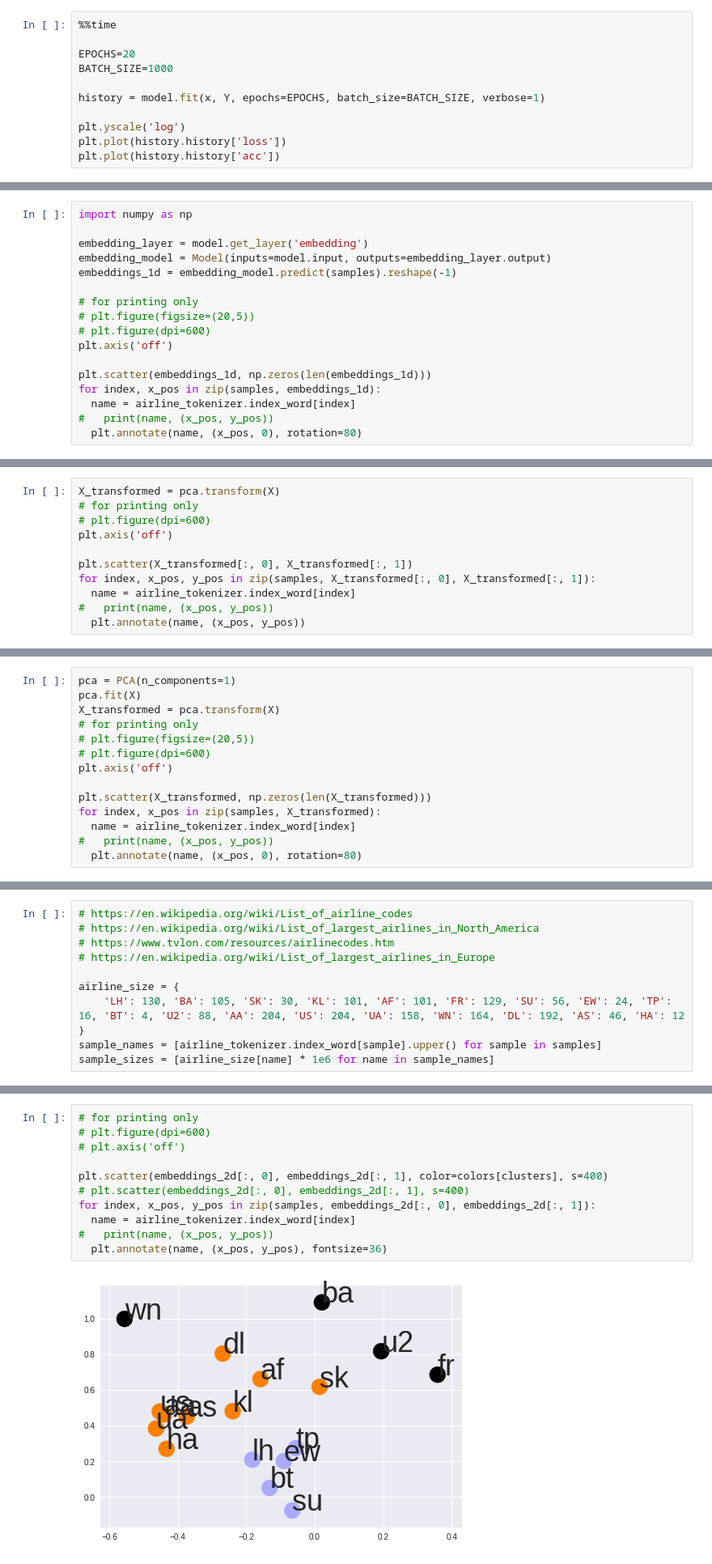
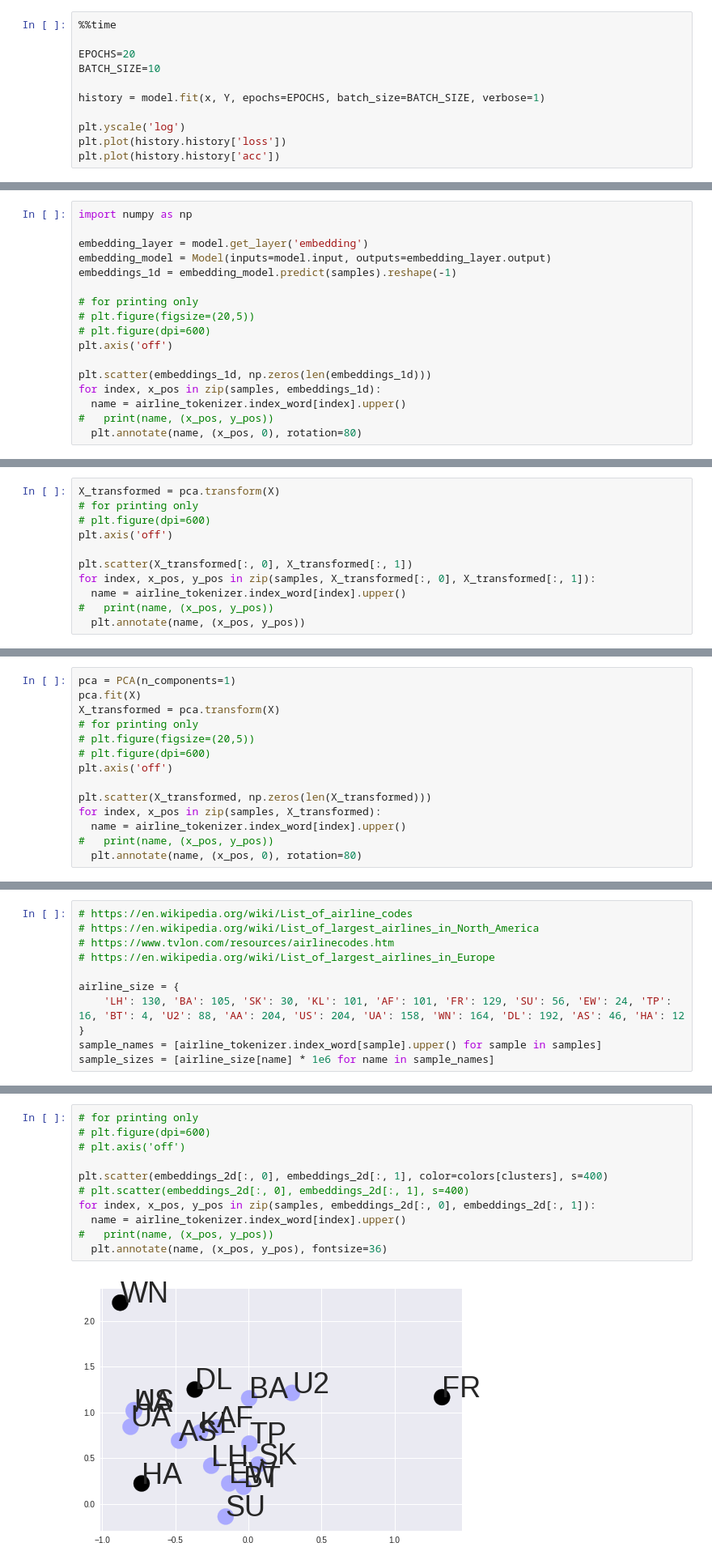
Before and after one commit to subodhchhabra/ai, a Jupyter notebook: notebooks/2019_tf/airline2vec.ipynb, the cells around one changed output, grey strips where cells are left out. Shown: that part at 81% size. Saved outputs shown, nothing was run; the diff lists cells and outputs as text.

```diff
--- a/notebooks/2019_tf/airline2vec.ipynb
+++ b/notebooks/2019_tf/airline2vec.ipynb
@@ -326,7 +326,7 @@ Wall time: 441 ms
 %%time
 
 EPOCHS=20
-BATCH_SIZE=1000
+BATCH_SIZE=10
 
 history = model.fit(x, Y, epochs=EPOCHS, batch_size=BATCH_SIZE, verbose=1)
 
@@ -373,7 +373,7 @@ plt.axis('off')
 
 plt.scatter(embeddings_1d, np.zeros(len(embeddings_1d)))
 for index, x_pos in zip(samples, embeddings_1d):
-  name = airline_tokenizer.index_word[index]
+  name = airline_tokenizer.index_word[index].upper()
 #   print(name, (x_pos, y_pos))
   plt.annotate(name, (x_pos, 0), rotation=80)
 # %% [output]
@@ -404,7 +404,7 @@ plt.axis('off')
 
 plt.scatter(X_transformed[:, 0], X_transformed[:, 1])
 for index, x_pos, y_pos in zip(samples, X_transformed[:, 0], X_transformed[:, 1]):
-  name = airline_tokenizer.index_word[index]
+  name = airline_tokenizer.index_word[index].upper()
 #   print(name, (x_pos, y_pos))
   plt.annotate(name, (x_pos, y_pos))
 # %% [output]
@@ -420,7 +420,7 @@ plt.axis('off')
 
 plt.scatter(X_transformed, np.zeros(len(X_transformed)))
 for index, x_pos in zip(samples, X_transformed):
-  name = airline_tokenizer.index_word[index]
+  name = airline_tokenizer.index_word[index].upper()
 #   print(name, (x_pos, y_pos))
   plt.annotate(name, (x_pos, 0), rotation=80)
 # %% [output]
@@ -524,13 +524,13 @@ array([ 0, -1,  1,  1,  1, -1,  0,  0,  0,  0, -1,  1,  1,  1, -1,  1,  1,
 # %%
 # for printing only
 # plt.figure(dpi=600)
 # plt.axis('off')
 
 plt.scatter(embeddings_2d[:, 0], embeddings_2d[:, 1], color=colors[clusters], s=400)
 # plt.scatter(embeddings_2d[:, 0], embeddings_2d[:, 1], s=400)
 for index, x_pos, y_pos in zip(samples, embeddings_2d[:, 0], embeddings_2d[:, 1]):
-  name = airline_tokenizer.index_word[index]
+  name = airline_tokenizer.index_word[index].upper()
 #   print(name, (x_pos, y_pos))
   plt.annotate(name, (x_pos, y_pos), fontsize=36)
 # %% [output]
-[figure, old version]
+[figure, new version]
```
Also changed, not shown: parts of 18 cells of this notebook.
